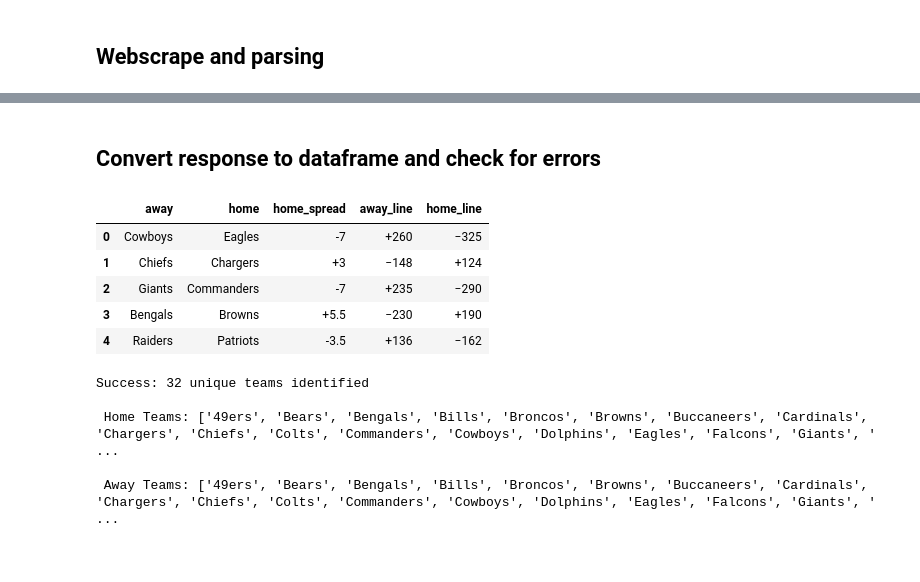
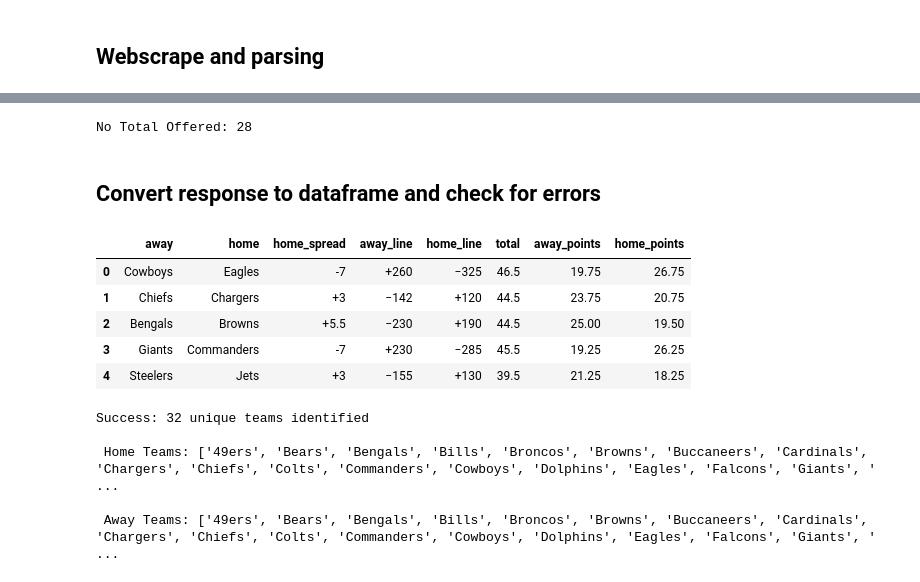
Before and after one commit to alexcontarino/personal-projects, a Jupyter notebook: Sports_Betting/NFL_Moneyline_Scrape.ipynb, the cells around one changed output, grey strips where cells are left out. Cells and saved outputs as stored; diff of their text form; code cells hidden in the pictures.

```diff
--- a/Sports_Betting/NFL_Moneyline_Scrape.ipynb
+++ b/Sports_Betting/NFL_Moneyline_Scrape.ipynb
@@ -61,24 +81,37 @@ for gameday in data_text:
 pattern_team = r'[a-zA-Z]{3,12}'
 pattern_spread = r'([\+-]\d+(?:\.\d+)?)'
 pattern_line = r'([\+−].{3})(?!.*[\+−])'
+pattern_total = r"\xa0(.*?)−"
 
+no_total = 0
 team_dict = {}
 team_line_list = []
 for team_game_line in master_list:
     team = re.findall(pattern_team, team_game_line)[0]
     spread = re.findall(pattern_spread, team_game_line)[0]
     moneyline = re.findall(pattern_line, team_game_line)[0]
+    total = re.findall(pattern_total, team_game_line)
+    if total:
+        total = total[0]
+    else:
+        no_total += 1
+        total = None
+
     try:
-        team_dict[team].append((spread,moneyline))
+        team_dict[team].append((spread, moneyline, total))
     except:
-        team_dict[team] = [(spread,moneyline)]
+        team_dict[team] = [(spread, moneyline, total)]
 
     if team == "ers":
-        team_line_list.append(("49ers",spread,moneyline))
+        team_line_list.append(("49ers",spread, moneyline, total))
     else:
-        team_line_list.append((team,spread,moneyline))
+        team_line_list.append((team,spread,moneyline,total))
 
 team_dict['49ers'] = team_dict.pop('ers')
+
+print(f"No Total Offered: {no_total}")
+# %% [output]
+No Total Offered: 28
 # %% [markdown]
 ## Convert response to dataframe and check for errors
 # %%
@@ -105,16 +139,18 @@ for team, spread, line in team_line_list:
         game_list[game_counter]["home_line"] = line
     # increment team counter
     team_counter += 1
-# %%
-game_dict = pd.DataFrame(game_list)
-game_dict.head()
-# %% [output]
-|  | away | home | home_spread | away_line | home_line |
-| 0 | Cowboys | Eagles | -7 | +260 | −325 |
-| 1 | Chiefs | Chargers | +3 | −148 | +124 |
-| 2 | Giants | Commanders | -7 | +235 | −290 |
-| 3 | Bengals | Browns | +5.5 | −230 | +190 |
-| 4 | Raiders | Patriots | -3.5 | +136 | −162 |
+# %%
+game_dict = pd.DataFrame(game_list)
+game_dict["away_points"] = (game_dict.total.astype("float64") - game_dict.home_spread.astype("float64")) / 2 + game_dict.home_spread.astype("float64")
+game_dict["home_points"] = (game_dict.total.astype("float64") + game_dict.home_spread.astype("float64")) / 2 - game_dict.home_spread.astype("float64")
+game_dict.head()
+# %% [output]
+|  | away | home | home_spread | away_line | home_line | total | away_points | home_points |
+| 0 | Cowboys | Eagles | -7 | +260 | −325 | 46.5 | 19.75 | 26.75 |
+| 1 | Chiefs | Chargers | +3 | −142 | +120 | 44.5 | 23.75 | 20.75 |
+| 2 | Bengals | Browns | +5.5 | −230 | +190 | 44.5 | 25.00 | 19.50 |
+| 3 | Giants | Commanders | -7 | +230 | −285 | 45.5 | 19.25 | 26.25 |
+| 4 | Steelers | Jets | +3 | −155 | +130 | 39.5 | 21.25 | 18.25 |
 # %%
 # check for errors in parsing
 
```
Also changed, not shown: parts of 4 cells of this notebook.
